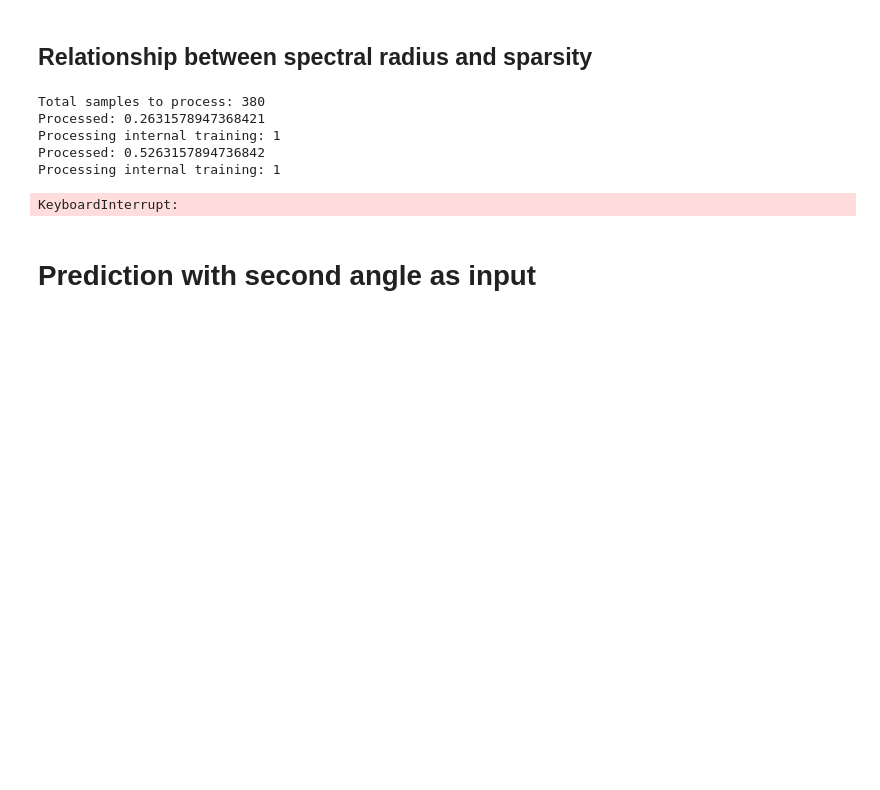
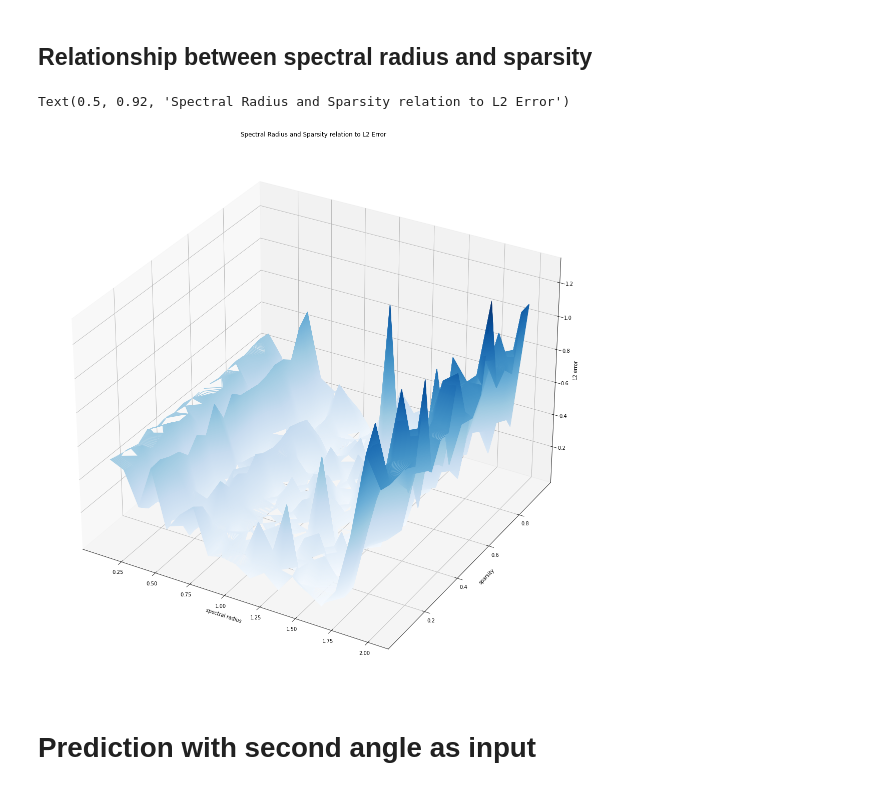
Before and after one commit to JustinZal/PendulumNN, a Jupyter notebook: Coupled Pendulums prediction.ipynb, the cells around one changed output. Cells and saved outputs as stored; diff of their text form; code cells hidden in the pictures; blank space fills up the shorter version.

Commit message:
Save Spectral radius and sparsity relation to L2 error

```diff
--- a/Coupled Pendulums prediction.ipynb
+++ b/Coupled Pendulums prediction.ipynb
@@ -404,66 +404,66 @@ Processing spectral radius: 2.0
 # We need a double for loop iterating steps in sparsity and steps in spectral radius
 # And construct Z manually just by looking up the structure and
 
 sparsities_list = np.arange(0.05, 1, 0.05)
 spectral_radius_list = np.arange(0.1, 2.1, 0.1)
 
 def get_esn_with_radius_and_sparsity(radius, sparsity):
     return getESN(
         1,
-        1000,
+        1000, #This is needed to reduce computation time, theoretically should only result to a shift
         radius,
         sparsity,
         global_noise,
         global_teacher_forcing
     )
 
 
-X, Y = np.meshgrid(x, y)
-errors = []
 
-total = len(sparsities_list) * len(spectral_radius_list)
-counter = 1
+# errors = []
 
-print('Total samples to process:', total)
+# total = len(sparsities_list) * len(spectral_radius_list)
+# counter = 1
+# N = 300
 
-for sparsity in sparsities_list:
-    temp = []
-    for spectral_radius in spectral_radius_list:
+# print('Total samples to process:', total)
 
-        print('Processed:', counter / total * 100)
-        counter += 1
+# for sparsity in sparsities_list:
+#     temp = []
+#     for spectral_radius in spectral_radius_list:
 
-        err_list = []
-        for _ in range(1):
-            print('Processing internal training:', _ + 1)
+#         print('Processed:', counter / total * 100)
+#         counter += 1
 
-            esn = get_esn_with_radius_and_sparsity(spectral_radius, sparsity)
-            esn.fit(t_train, y_train)
+#         err_list = []
+#         for _ in range(1):
+#             print('Processing internal training:', _ + 1)
 
-            pred = esn.predict(t_test[:N])[:, 0]
+#             esn = get_esn_with_radius_and_sparsity(spectral_radius, sparsity)
+#             esn.fit(t_train, y_train)
 
-            err_list.append(np.abs(pred - y_test[:N]).mean())
+#             pred = esn.predict(t_test[:N])[:, 0]
 
-        temp.append(np.array(err_list).mean())
+#             err_list.append(np.abs(pred - y_test[:N]).mean())
 
-    errors.append(temp)
+#         temp.append(np.array(err_list).mean())
 
-# print(Z[0])
+#     errors.append(temp)
 
-# fig = plt.figure()
-# ax = plt.axes(projection='3d')
-# ax.contour3D(X, Y, Z, 50, cmap='binary')
 
-# ax.set_xlabel('x');
-# ax.set_ylabel('y');
-# ax.set_zlabel('z');
+X, Y = np.meshgrid(spectral_radius_list, sparsities_list)
+
+# plt_1 = plt.figure(figsize=(6, 3))
+fig = plt.figure(figsize=(20, 20))
+ax = plt.axes(projection='3d')
+ax.contour3D(X, Y, errors, 1000, cmap='Blues')
+
+ax.set_xlabel('spectral radius')
+ax.set_ylabel('sparsity')
+ax.set_zlabel('L2 error')
+ax.set_title('Spectral Radius and Sparsity relation to L2 Error')
 # %% [output]
-Total samples to process: 380
-Processed: 0.2631578947368421
-Processing internal training: 1
-Processed: 0.5263157894736842
-Processing internal training: 1
+Text(0.5, 0.92, 'Spectral Radius and Sparsity relation to L2 Error')
-KeyboardInterrupt:
+[figure, added]
 # %% [markdown]
 # Prediction with second angle as input
 # %%
```
Also changed, not shown: parts of 1 cell of this notebook.
